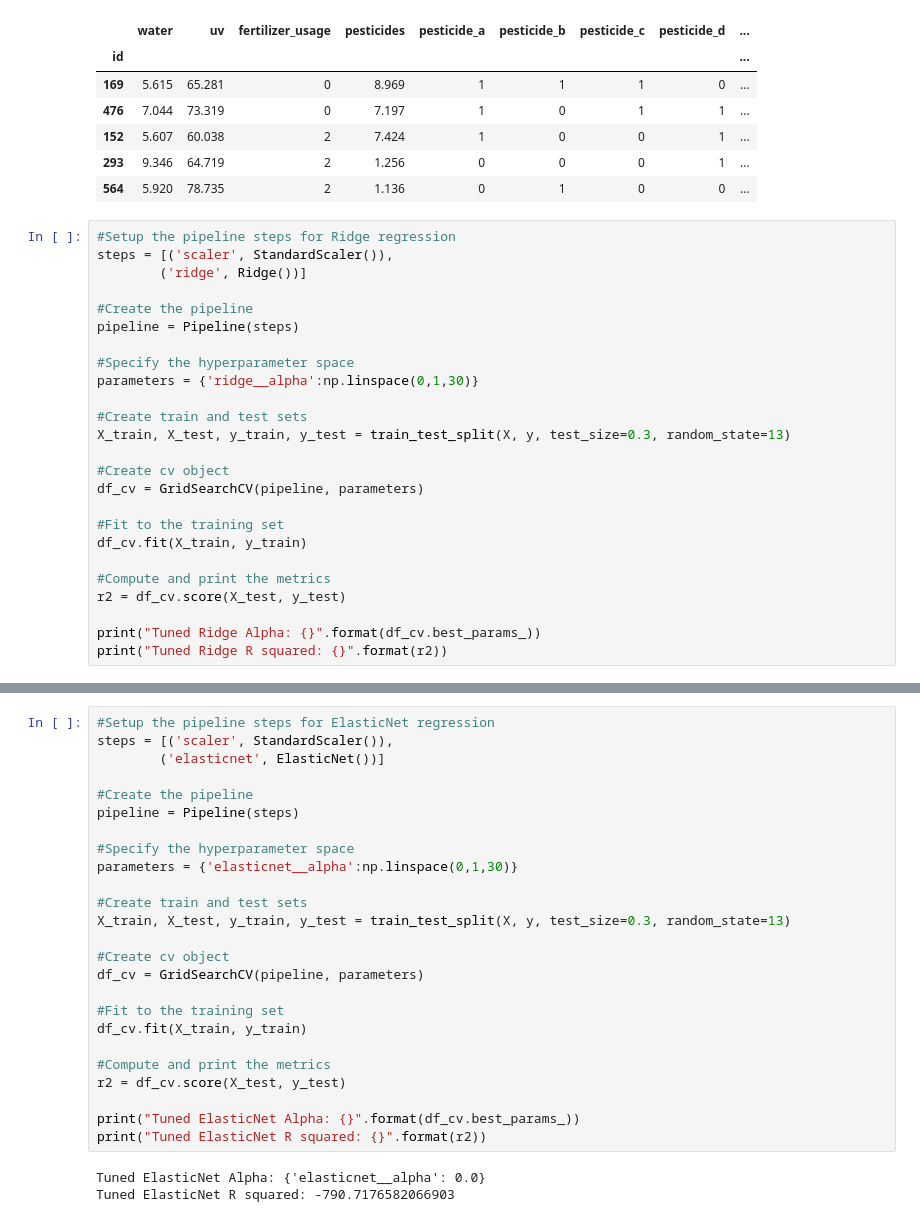
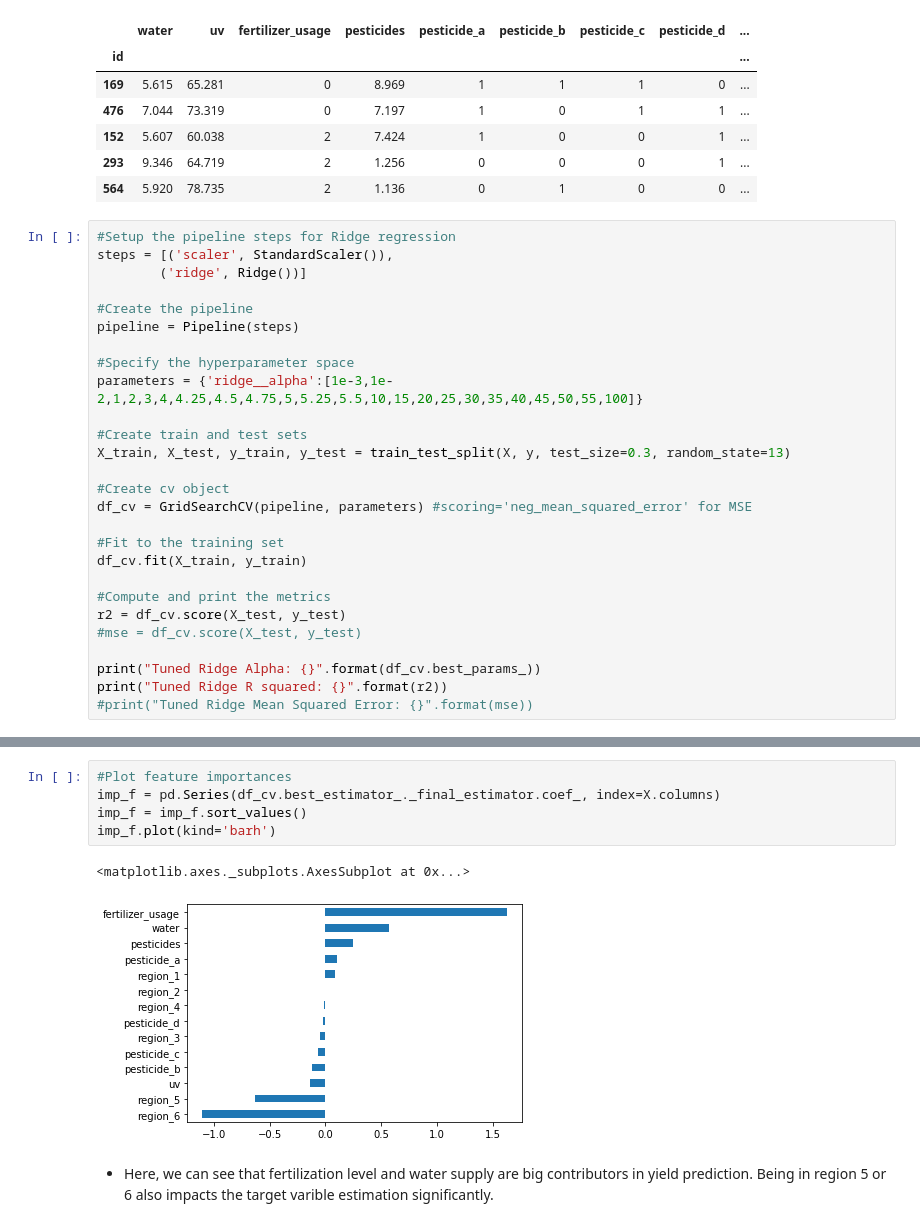
Before and after one commit to mahipal-z/Datalake-design-in-AWS, a Jupyter notebook: Datasets/farm_yield.ipynb, the cells around one changed output, grey strips where cells are left out. Cells and saved outputs as stored; diff of their text form.

Commit message:
trained a baseline model, tuned hyperparameter, plotted feature importance and defined a predictor function.

```diff
--- a/Datasets/farm_yield.ipynb
+++ b/Datasets/farm_yield.ipynb
@@ -340,20 +349,22 @@ steps = [('scaler', StandardScaler()),
 pipeline = Pipeline(steps)
 
 #Specify the hyperparameter space
-parameters = {'ridge__alpha':np.linspace(0,1,30)}
+parameters = {'ridge__alpha':[1e-3,1e-2,1,2,3,4,4.25,4.5,4.75,5,5.25,5.5,10,15,20,25,30,35,40,45,50,55,100]}
 
 #Create train and test sets
 X_train, X_test, y_train, y_test = train_test_split(X, y, test_size=0.3, random_state=13)
 
 #Create cv object
-df_cv = GridSearchCV(pipeline, parameters)
+df_cv = GridSearchCV(pipeline, parameters) #scoring='neg_mean_squared_error' for MSE
 
 #Fit to the training set
 df_cv.fit(X_train, y_train)
 
 #Compute and print the metrics
 r2 = df_cv.score(X_test, y_test)
+#mse = df_cv.score(X_test, y_test)
 
 print("Tuned Ridge Alpha: {}".format(df_cv.best_params_))
 print("Tuned Ridge R squared: {}".format(r2))
+#print("Tuned Ridge Mean Squared Error: {}".format(mse))
 # %% [output]
@@ -390,28 +373,10 @@ Tuned Lasso R squared: -790.7176582066903
-# %%
-#Setup the pipeline steps for ElasticNet regression
-steps = [('scaler', StandardScaler()),
-        ('elasticnet', ElasticNet())]
-
-#Create the pipeline
-pipeline = Pipeline(steps)
-
-#Specify the hyperparameter space
-parameters = {'elasticnet__alpha':np.linspace(0,1,30)}
-
-#Create train and test sets
-X_train, X_test, y_train, y_test = train_test_split(X, y, test_size=0.3, random_state=13)
-
-#Create cv object
-df_cv = GridSearchCV(pipeline, parameters)
-
-#Fit to the training set
-df_cv.fit(X_train, y_train)
-
-#Compute and print the metrics
-r2 = df_cv.score(X_test, y_test)
-
-print("Tuned ElasticNet Alpha: {}".format(df_cv.best_params_))
-print("Tuned ElasticNet R squared: {}".format(r2))
-# %% [output]
-Tuned ElasticNet Alpha: {'elasticnet__alpha': 0.0}
-Tuned ElasticNet R squared: -790.7176582066903
+# %%
+#Plot feature importances
+imp_f = pd.Series(df_cv.best_estimator_._final_estimator.coef_, index=X.columns)
+imp_f = imp_f.sort_values()
+imp_f.plot(kind='barh')
+# %% [output]
+<matplotlib.axes._subplots.AxesSubplot at 0x...>
+[figure, added]
+# %% [markdown]
+* Here, we can see that fertilization level and water supply are big contributors in yield prediction. Being in region 5 or 6 also impacts the target varible estimation significantly.
```
Also changed, not shown: parts of 13 cells of this notebook.
